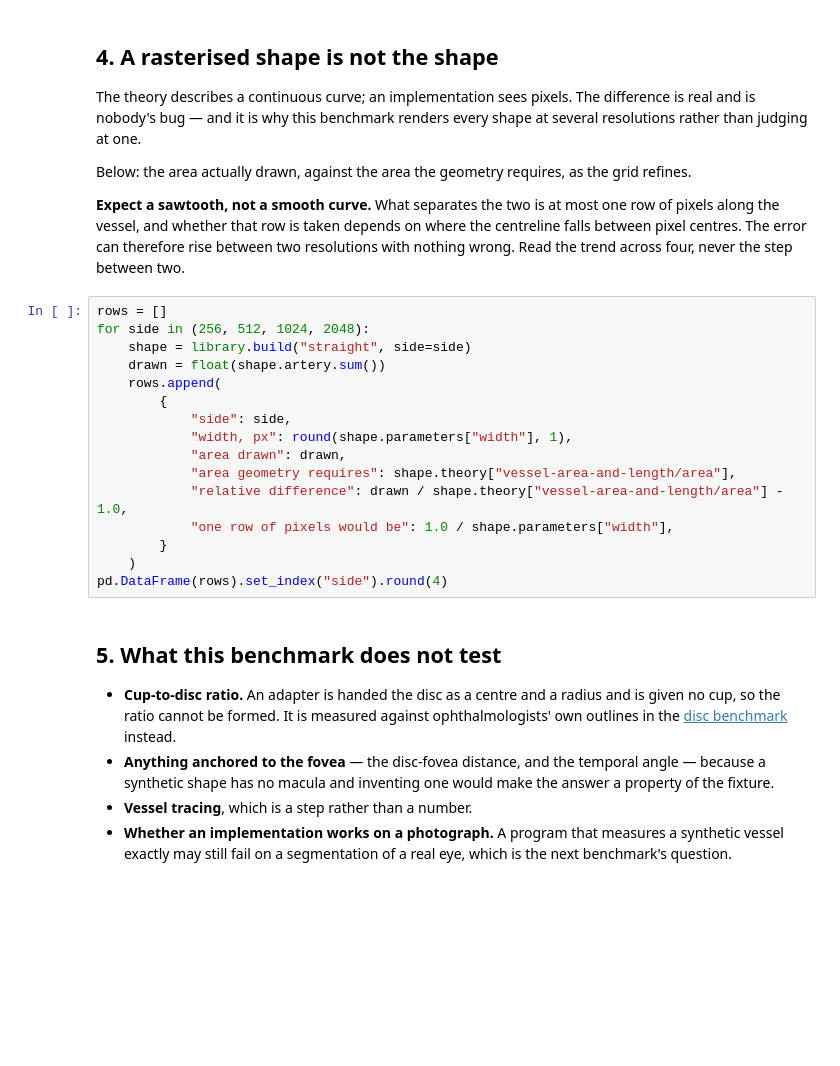
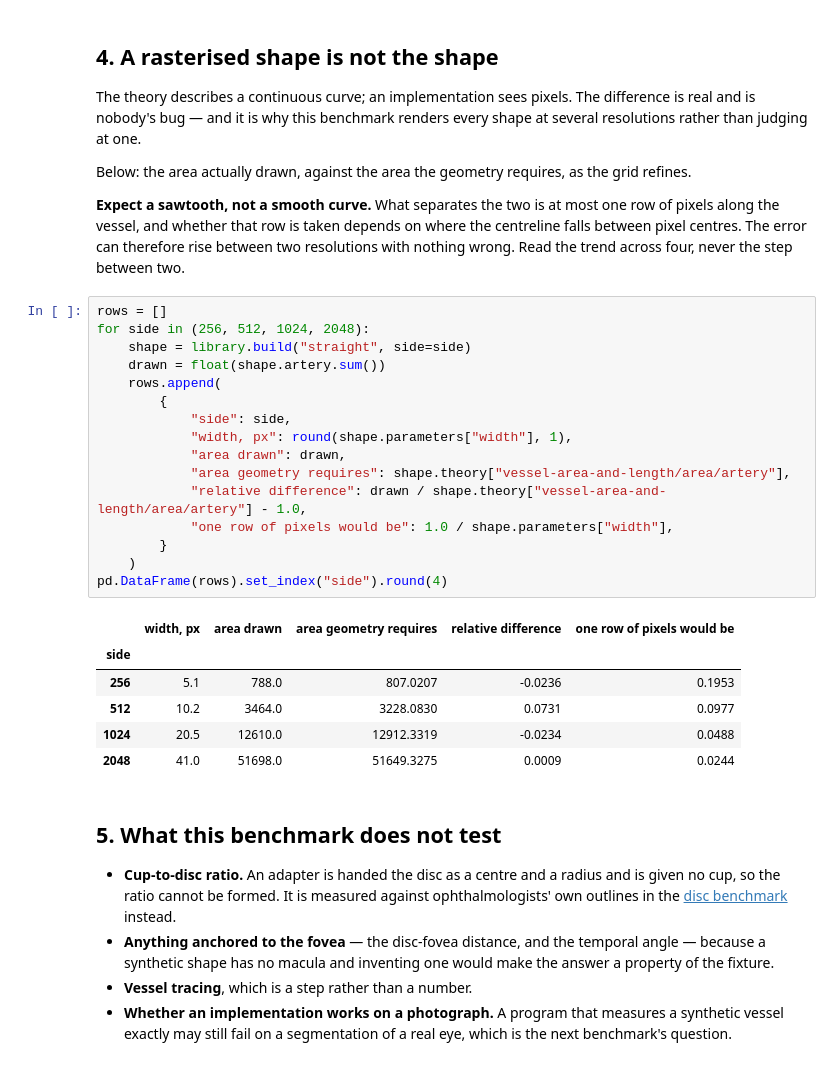
Before and after one commit to staskh/fundus-atlas, a Jupyter notebook: notebooks/biomarker-synthetic.ipynb, the cells around one changed output. Cells and saved outputs as stored; diff of their text form; blank space fills up the shorter version.

```diff
--- a/notebooks/biomarker-synthetic.ipynb
+++ b/notebooks/biomarker-synthetic.ipynb
@@ -167,19 +212,26 @@ across four, never the step between two.
 # %%
 rows = []
 for side in (256, 512, 1024, 2048):
     shape = library.build("straight", side=side)
     drawn = float(shape.artery.sum())
     rows.append(
         {
             "side": side,
             "width, px": round(shape.parameters["width"], 1),
             "area drawn": drawn,
-            "area geometry requires": shape.theory["vessel-area-and-length/area"],
-            "relative difference": drawn / shape.theory["vessel-area-and-length/area"] - 1.0,
+            "area geometry requires": shape.theory["vessel-area-and-length/area/artery"],
+            "relative difference": drawn / shape.theory["vessel-area-and-length/area/artery"] - 1.0,
             "one row of pixels would be": 1.0 / shape.parameters["width"],
         }
     )
 pd.DataFrame(rows).set_index("side").round(4)
+# %% [output]
+|  | width, px | area drawn | area geometry requires | relative difference | one row of pixels would be |
+| side |  |  |  |  |  |
+| 256 | 5.1 | 788.0 | 807.0207 | -0.0236 | 0.1953 |
+| 512 | 10.2 | 3464.0 | 3228.0830 | 0.0731 | 0.0977 |
+| 1024 | 20.5 | 12610.0 | 12912.3319 | -0.0234 | 0.0488 |
+| 2048 | 41.0 | 51698.0 | 51649.3275 | 0.0009 | 0.0244 |
 # %% [markdown]
 ## 5. What this benchmark does not test
 
```
Also changed, not shown: parts of 5 cells of this notebook, 15 other files.
